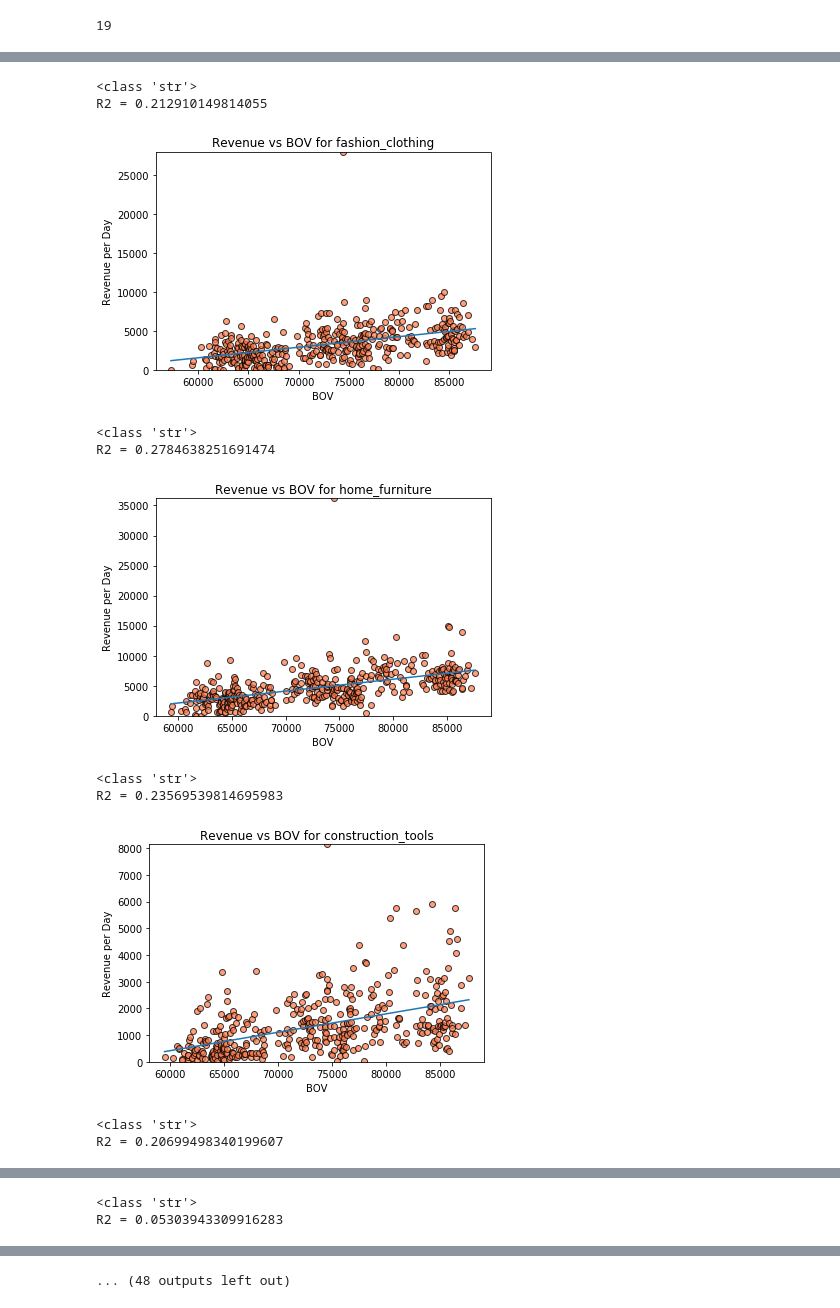
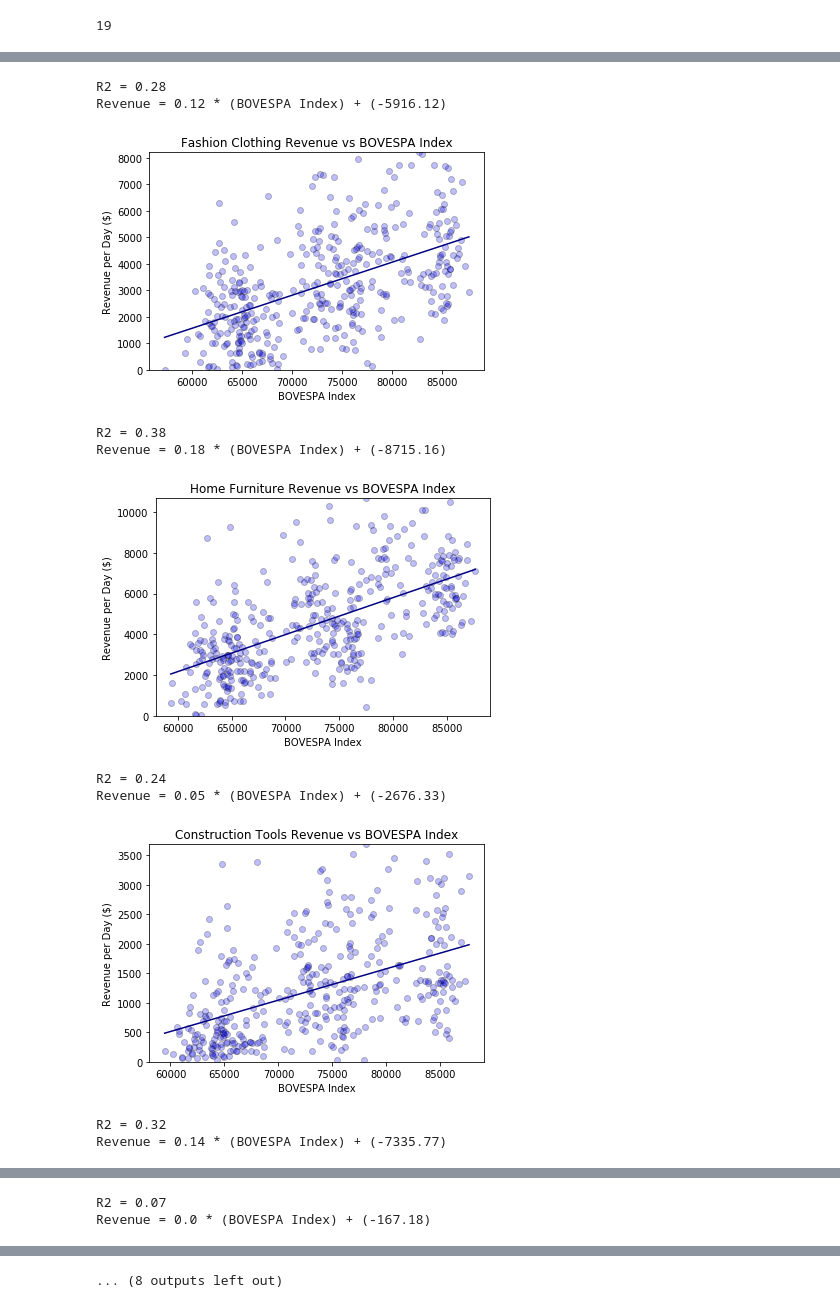
Before and after one commit to BShim92/BrazilianECommerce, a Jupyter notebook: ECommerceDataMerge.ipynb, the cells around one changed output, grey strips where cells are left out. Saved outputs shown, nothing was run; the diff lists cells and outputs as text; code cells hidden in the pictures.

```diff
--- a/ECommerceDataMerge.ipynb
+++ b/ECommerceDataMerge.ipynb
@@ -44,7 +44,6 @@ renamecolumns = {
 }
 mergedf = mergedf.rename(columns = renamecolumns)
 
-
 #minus one day
 mergedf["date_time"]= pd.to_datetime(mergedf['order_time']) - timedelta(days=1)
 
@@ -59,6 +58,10 @@ mergedf['MM'] = pd.DatetimeIndex(mergedf['date_time']).month
 mergedf['month'] = pd.to_datetime(mergedf['date_time'])
 mergedf['day'] = mergedf['month'].dt.strftime('%m/%d/%y')
 mergedf['month'] = mergedf['month'].dt.strftime('%m/%y')
+
+#Rid of black friday
+mergedf = mergedf.loc[mergedf['day'] != '11/23/17']
+
 print(mergedf.shape)
 mergedf
 # %% [output]
@@ -160,7 +163,7 @@ BOV_df['BOVdiff'] = BOV_df['BOV'].diff(periods = days)
 BOV_df['BOVma'] = BOV_df['BOV'].rolling(window = days).mean()
 BOV_df.head(20)
 
-metriclist = ['BOV', 'BOVdiff', 'BOVma']
+metriclist = ['BOV']#, 'BOVdiff', 'BOVma']
 mergedf = pd.merge(mergedf, BOV_df, on = 'day', how = 'left')
 # %%
 # mergedf['day'] = pd.to_datetime(mergedf['day']) - 1
@@ -187,6 +190,3 @@ mergedf['category'] = mergedf.category.replace(new_dict)
-# %%
-#Rid of black friday
-mergedf = mergedf.loc[mergedf['day'] != '11/24/17']
 # %%
 #commented out because it lags when rerunning all
 
@@ -344,38 +426,47 @@ plt.show()
 # %%
 #BY CATEGORIES
 for metric in metriclist:
     for cat in new_categories.keys():
         groupdf = mergedf.groupby([metric, 'category'])
         groupdf = groupdf.sum()
-        #sum of prices
-        #groupdf = groupdf.sum()
         groupdf.reset_index(inplace = True)
-        #why are there sum of prices at 0? no data from those dates?
+
         groupdf = groupdf.loc[groupdf['price'] > 1]
-        #change categories
         groupdf = groupdf.loc[groupdf['category'] == cat]
 
-        plt.scatter(groupdf[metric], groupdf['price'], color=["coral"], edgecolor="black", alpha = 0.75,marker="o")
+        Q1 = np.percentile(groupdf['price'], 25)
+        Q3 = np.percentile(groupdf['price'], 75)
+        IQR = Q3 - Q1
+        UpperBound = Q3 + 1.5 * IQR
+        LowerBound = Q1 - 1.5 * IQR
+
+        groupdf = groupdf.loc[groupdf['price'] < UpperBound]
+        groupdf = groupdf.loc[groupdf['price'] > LowerBound]
+
+
+        plt.scatter(groupdf[metric], groupdf['price'], color="blue", edgecolor="black", alpha = 0.25,marker="o")
+
         plt.ylim(0, max(groupdf['price']))
         (slopeBOV, interceptBOV, rBOV, _, _) = linregress(groupdf[metric], groupdf['price'])
         fitBOV = slopeBOV * groupdf[metric] + interceptBOV
-        plt.ylabel('Revenue per Day')
-        plt.xlabel(metric)
-        plt.title(f'Revenue vs {metric} for {cat}')
-        print(type(metric))
-        plt.plot(groupdf[metric], fitBOV)
-        print(f'R2 = {rBOV**2}')
-        plt.savefig('./Graphs/{metric}{cat}.png')
+
+        plt.ylabel('Revenue per Day ($)')
+        plt.xlabel('BOVESPA Index')
+        plt.title(f'{cat.replace("_", " ").title()} Revenue vs BOVESPA Index')
+        plt.plot(groupdf[metric], fitBOV, color = 'navy')
+        print(f'R2 = {round(rBOV**2,2)}')
+        print(f'Revenue = {round(slopeBOV, 2)} * (BOVESPA Index) + ({round(interceptBOV,2)})')
+        plt.savefig(f'./Graphs/{metric}{cat}.png')
         plt.show()
 # %% [output]
-<class 'str'>
-R2 = 0.212910149814055
+R2 = 0.28
+Revenue = 0.12 * (BOVESPA Index) + (-5916.12)
-[figure, old version]
+[figure, new version]
-<class 'str'>
-R2 = 0.2784638251691474
+R2 = 0.38
+Revenue = 0.18 * (BOVESPA Index) + (-8715.16)
-[figure, old version]
+[figure, new version]
-<class 'str'>
-R2 = 0.23569539814695983
+R2 = 0.24
+Revenue = 0.05 * (BOVESPA Index) + (-2676.33)
-[figure, old version]
+[figure, new version]
-<class 'str'>
-R2 = 0.20699498340199607
+R2 = 0.32
+Revenue = 0.14 * (BOVESPA Index) + (-7335.77)
@@ -383,2 +474,2 @@ R2 = 0.20699498340199607
-<class 'str'>
-R2 = 0.05303943309916283
+R2 = 0.07
+Revenue = 0.0 * (BOVESPA Index) + (-167.18)
@@ -389,4 +480,4 @@ R2 = 0.028347083680704956
-... (48 outputs left out)
+... (8 outputs left out)
 # %%
 #ALL CATEGORIES
 for metric in metriclist:
```
Also changed, not shown: parts of 15 cells of this notebook.
